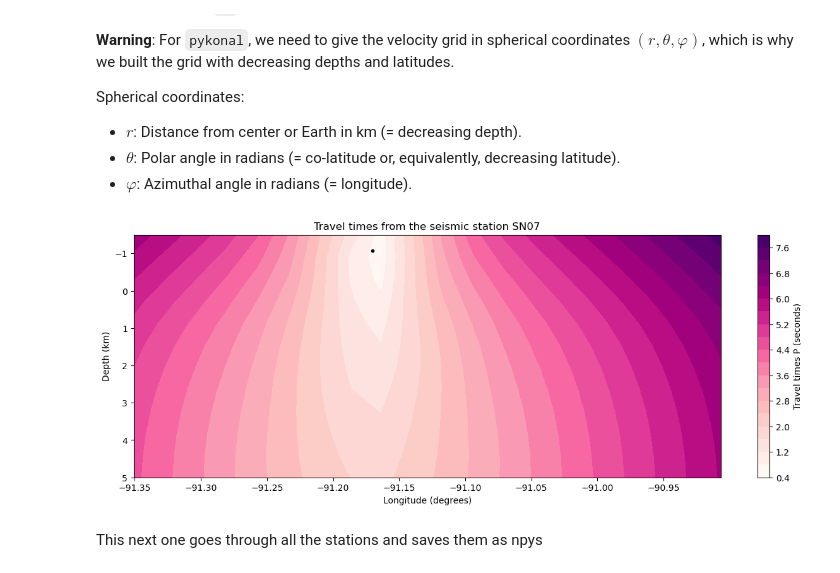
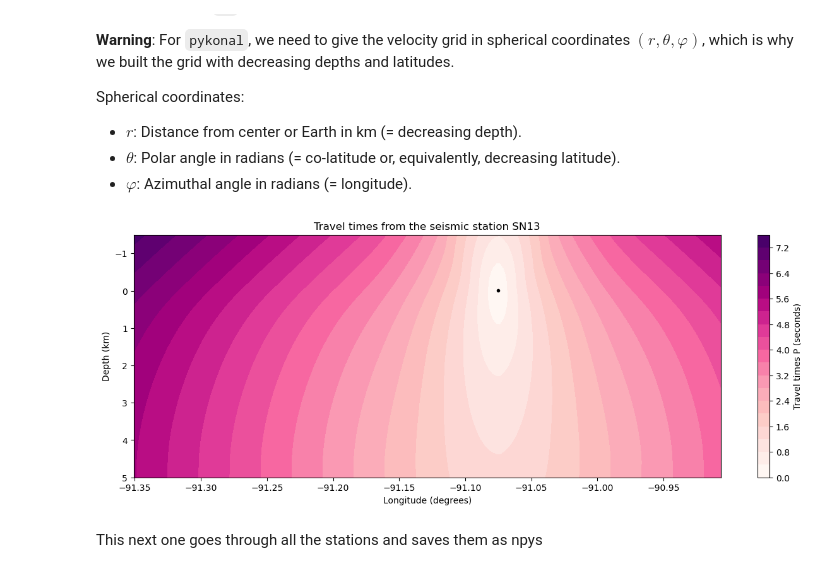
Before and after one commit to brendan-mills/Galapagos-Thesis, a Jupyter notebook: localize_SN.ipynb, the cells around one changed output. Cells and saved outputs as stored; diff of their text form; code cells hidden in the pictures.

```diff
--- a/localize_SN.ipynb
+++ b/localize_SN.ipynb
@@ -29,7 +29,7 @@ import gdal
 # %% [markdown]
 Set up some variables for where we will put the data
 # %%
-PROJECT_PATH = '/Volumes/LaCie/SN_Thesis/Loc_Trem/'
+PROJECT_PATH = '/Users/brendanmills/Documents/Senior_Thesis/Data/'
 DIRPATH_RAW = PROJECT_PATH + 'Raw/'
 DIRPATH_DESTINATION = DIRPATH_RAW #for the mass downloader
 os.makedirs(DIRPATH_DESTINATION, exist_ok=True)
@@ -289,7 +289,7 @@ velocity_layers_interp = velocity_layers_interp.interpolate()
 
 depth_min = -1.5  # edifice summit (km)
 depth_max = 5  # max depth of traveltime grids (km)
-depths = np.linspace(depth_max, depth_min, 12)
+depths = np.linspace(depth_max, depth_min, 60)
 velocity_layers_interp = velocity_layers_interp.reindex(depths,method='ffill')
 
 velocity_layers.plot()
@@ -316,9 +316,9 @@ plt.show()
 
 Because `pykonal` uses three-dimensional coordinate systems, we need to cast the one-dimensional velocity model onto a three-dimensional grid. The following define the grid in the longitude and latitude dimensions.
 # %%
-longitudes = np.linspace(domain.minlongitude, domain.maxlongitude, 20)
+longitudes = np.linspace(domain.minlongitude, domain.maxlongitude, 150)
 # sample latitudes in decreasing order to get corresponding colatitudes in increasing order (see explanation further)
-latitudes = np.linspace(domain.minlatitude, domain.maxlatitude, 20)
+latitudes = np.linspace(domain.minlatitude, domain.maxlatitude, 150)
 # Xarray
 velocities = velocity_layers_interp.stack().to_xarray()
 velocities = velocities.rename({"level_1": "phase"})
@@ -472,33 +472,33 @@ travel_times.to_netcdf(TTIMES_PATH + 'travel_times.nc')
 # %%
 CONTOUR_LEVELS = 20
 SEISMIC_PHASE = "P"
-station = network.loc["SN07"]
+station = network.loc["SN13"]
 
 # Show
 latitude_id = np.abs(travel_times.latitude - station.latitude).argmin()
 time_delays = travel_times.sel(phase=SEISMIC_PHASE, station=station.name)
 time_delays = np.flip(time_delays, 1)
 time_delays = time_delays.isel(latitude=latitude_id)
 img = time_delays.plot.contourf(
     add_colorbar=False, cmap="RdPu", levels=CONTOUR_LEVELS, figsize=(15, 5)
 )
 
 # Colorbar
 cb = plt.colorbar(img)
 cb.set_label(f"Travel times {SEISMIC_PHASE} (seconds)")
 
 # Station
 plt.plot(station.longitude, station.depth, "k.")
 
 # Labels
 ax = plt.gca()
 ax.invert_yaxis()
 ax.set_xlabel("Longitude (degrees)")
 ax.set_ylabel("Depth (km)")
 ax.set_title(f"Travel times from the seismic station {station.name}")
 plt.show()
 # %% [output]
-[figure, old version]
+[figure, new version]
 # %% [markdown]
 This next one goes through all the stations and saves them as npys
 # %%
```
Also changed, not shown: parts of 17 cells of this notebook, 6 other files.
